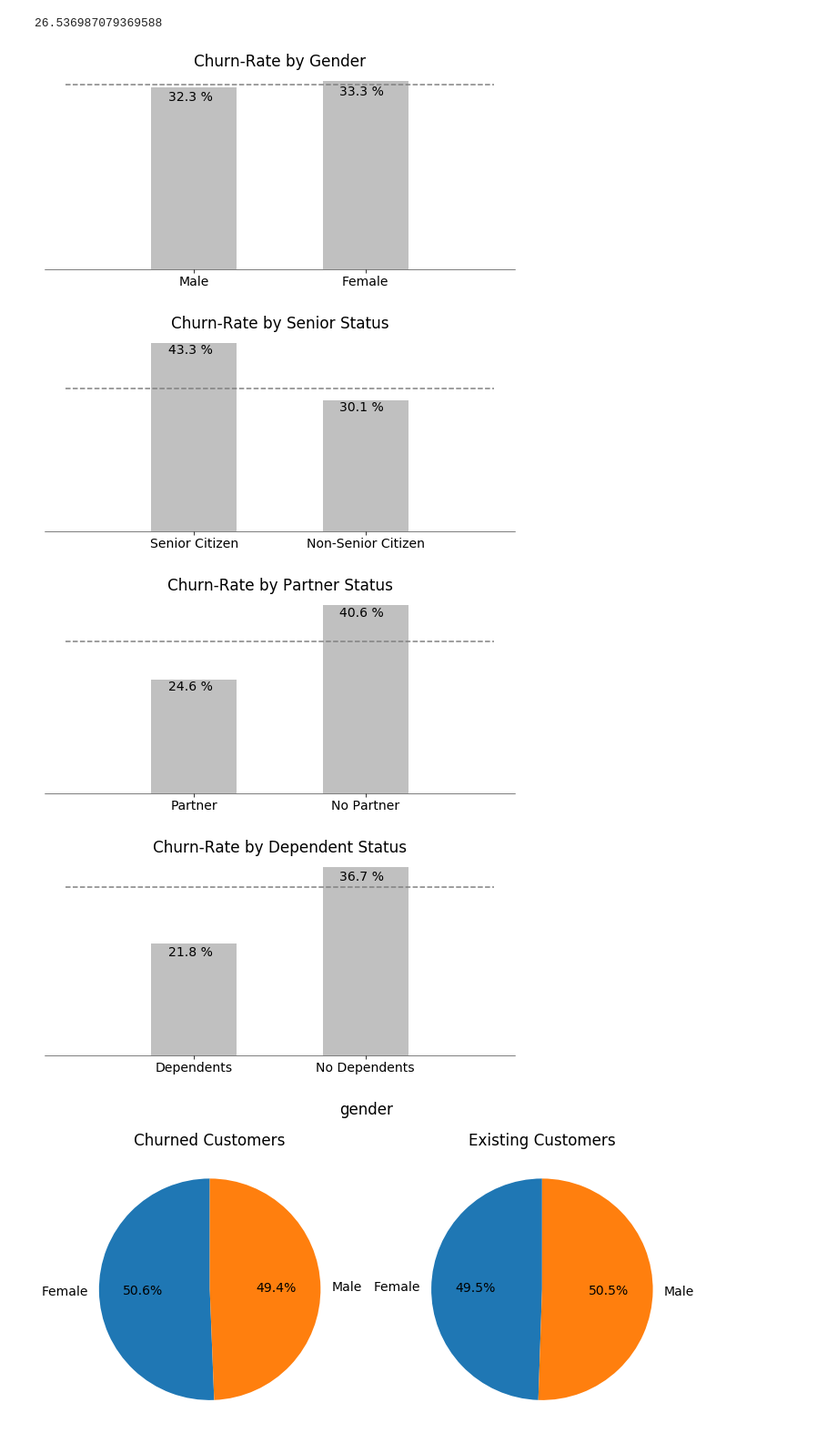
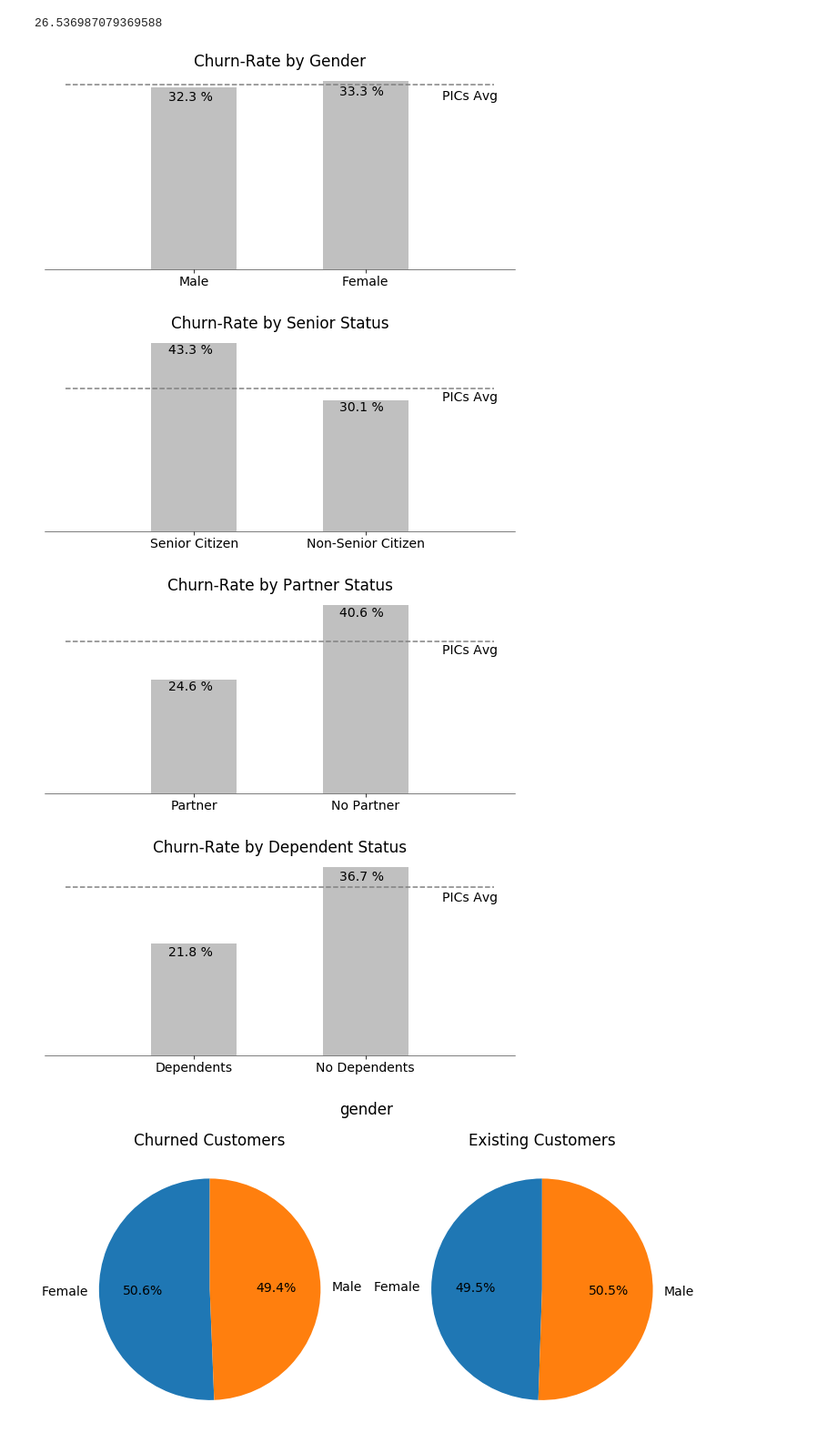
Before and after one commit to keigito/Telco_EDA, a Jupyter notebook: Telco_Customer_Churn.ipynb, the cells around one changed output. Shown at 91% size. Drawn from its saved outputs; the diff is of its cells as text; code cells hidden in the pictures.

Commit message:
fix: added legend to bar graphs

```diff
--- a/Telco_Customer_Churn.ipynb
+++ b/Telco_Customer_Churn.ipynb
@@ -648,29 +649,30 @@ for col_name in gender_column_names:
 # %%
 fig = plt.figure()
 ax = fig.add_subplot(111)
 idx = [0.75, 1.75]
 bar_width = 0.5
 ax.bar(idx, churned_percent, bar_width, color="silver")
 for i, v in enumerate(churned_percent):
     value = str('{0:.1f}'.format(v)) + " %"
     ax.text(i + 0.6 , v - 2.5, value)
 ax.set_xticks(idx)
 ax.set_xticklabels(gender_column_names)
 ax.set_title("Churn-Rate by Gender")
 
 plt.tight_layout()
 threshold = 32.8
 ax.spines['top'].set_visible(False)
 ax.spines['right'].set_visible(False)
 ax.spines['bottom'].set_linewidth(0.5)
 ax.spines['left'].set_visible(False)
 ax.plot([0., 2.5], [threshold, threshold], "k--", color="gray")
 cur_axes = plt.gca()
 cur_axes.axes.get_yaxis().set_visible(False)
+plt.text(2.2, 30, "PICs Avg")
 plt.savefig("Gender.png")
 plt.show()
 # %% [output]
-[figure, old version]
+[figure, new version]
 # %%
 senior_status_column_names = ["Senior Citizen", "Non-Senior Citizen"]
 # %%
@@ -706,10 +708,11 @@ ax.spines['left'].set_visible(False)
 ax.plot([0., 2.5], [threshold, threshold], "k--", color="gray")
 cur_axes = plt.gca()
 cur_axes.axes.get_yaxis().set_visible(False)
+plt.text(2.2, 30, "PICs Avg")
 plt.savefig("SeniorCitizen.png")
 plt.show()
 # %% [output]
-[figure, old version]
+[figure, new version]
 # %%
 partner_column_names = ["Partner", "No Partner"]
 # %%
@@ -745,10 +748,11 @@ ax.spines['left'].set_visible(False)
 ax.plot([0., 2.5], [threshold, threshold], "k--", color="gray")
 cur_axes = plt.gca()
 cur_axes.axes.get_yaxis().set_visible(False)
+plt.text(2.2, 30, "PICs Avg")
 plt.savefig("Partner.png")
 plt.show()
 # %% [output]
-[figure, old version]
+[figure, new version]
 # %%
 dependents_column_names = ["Dependents", "No Dependents"]
 # %%
@@ -784,10 +788,11 @@ ax.spines['left'].set_visible(False)
 ax.plot([0., 2.5], [threshold, threshold], "k--", color="gray")
 cur_axes = plt.gca()
 cur_axes.axes.get_yaxis().set_visible(False)
+plt.text(2.2, 30, "PICs Avg")
 plt.savefig("Dependents.png")
 plt.show()
 # %% [output]
-[figure, old version]
+[figure, new version]
 # %%
 plt.rcParams.update({'font.size': 14})
 plt.rcParams.update({'figure.figsize': [12, 6]})
```
Also changed, not shown: parts of 11 cells of this notebook.
